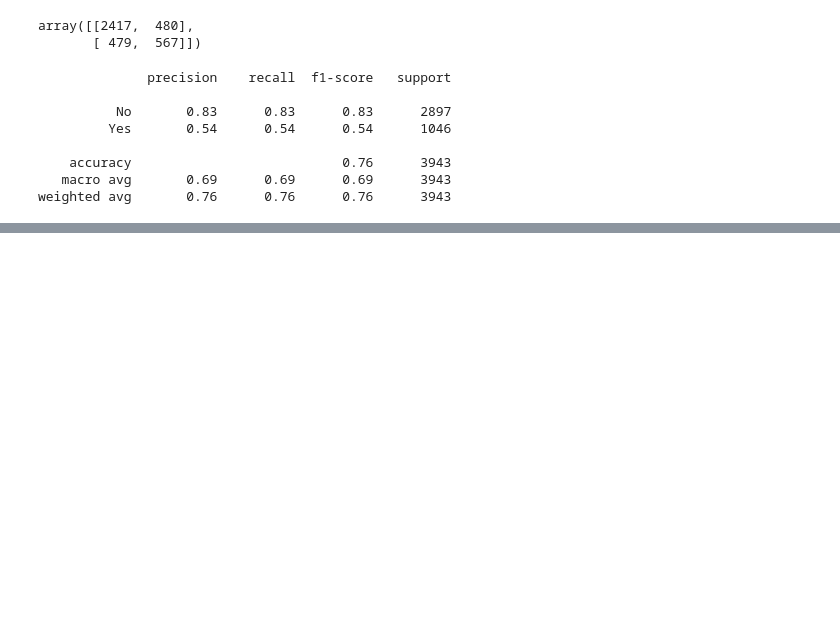
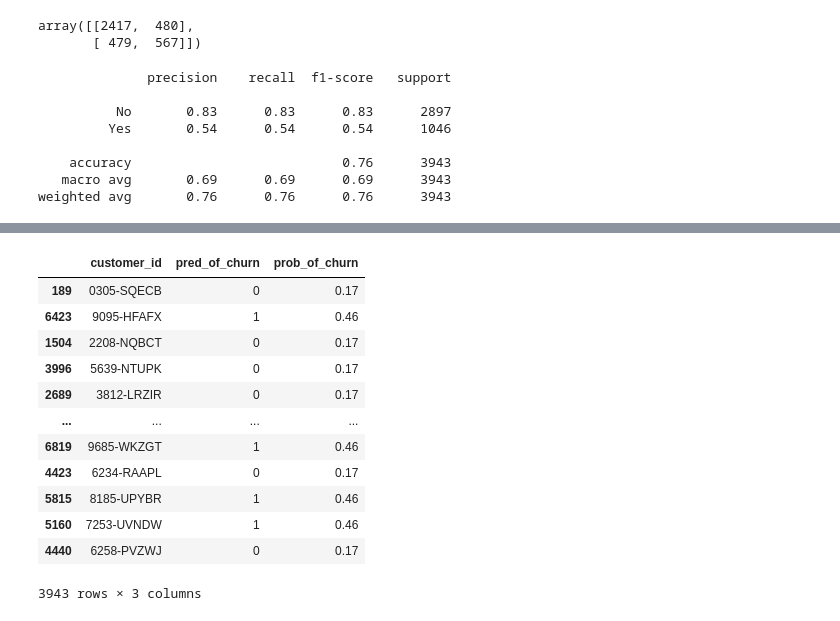
Before and after one commit to emichaudiv/project_report, a Jupyter notebook: Testing.ipynb, the cells around one changed output, grey strips where cells are left out. Saved outputs shown, nothing was run; the diff lists cells and outputs as text; code cells hidden in the pictures; blank space fills up the shorter version.

```diff
--- a/Testing.ipynb
+++ b/Testing.ipynb
@@ -116,0 +136,17 @@ weighted avg       0.76      0.76      0.76      3943
+# %%
+df2 = df1.rename(columns={'churn':'pred_of_churn'})
+df2
+# %% [output]
+|  | customer_id | pred_of_churn | prob_of_churn |
+| 189 | 0305-SQECB | 0 | 0.17 |
+| 6423 | 9095-HFAFX | 1 | 0.46 |
+| 1504 | 2208-NQBCT | 0 | 0.17 |
+| 3996 | 5639-NTUPK | 0 | 0.17 |
+| 2689 | 3812-LRZIR | 0 | 0.17 |
+| ... | ... | ... | ... |
+| 6819 | 9685-WKZGT | 1 | 0.46 |
+| 4423 | 6234-RAAPL | 0 | 0.17 |
+| 5815 | 8185-UPYBR | 1 | 0.46 |
+| 5160 | 7253-UVNDW | 1 | 0.46 |
+| 4440 | 6258-PVZWJ | 0 | 0.17 |
+3943 rows × 3 columns
```
Also changed, not shown: parts of 8 cells of this notebook, 2 other files.
